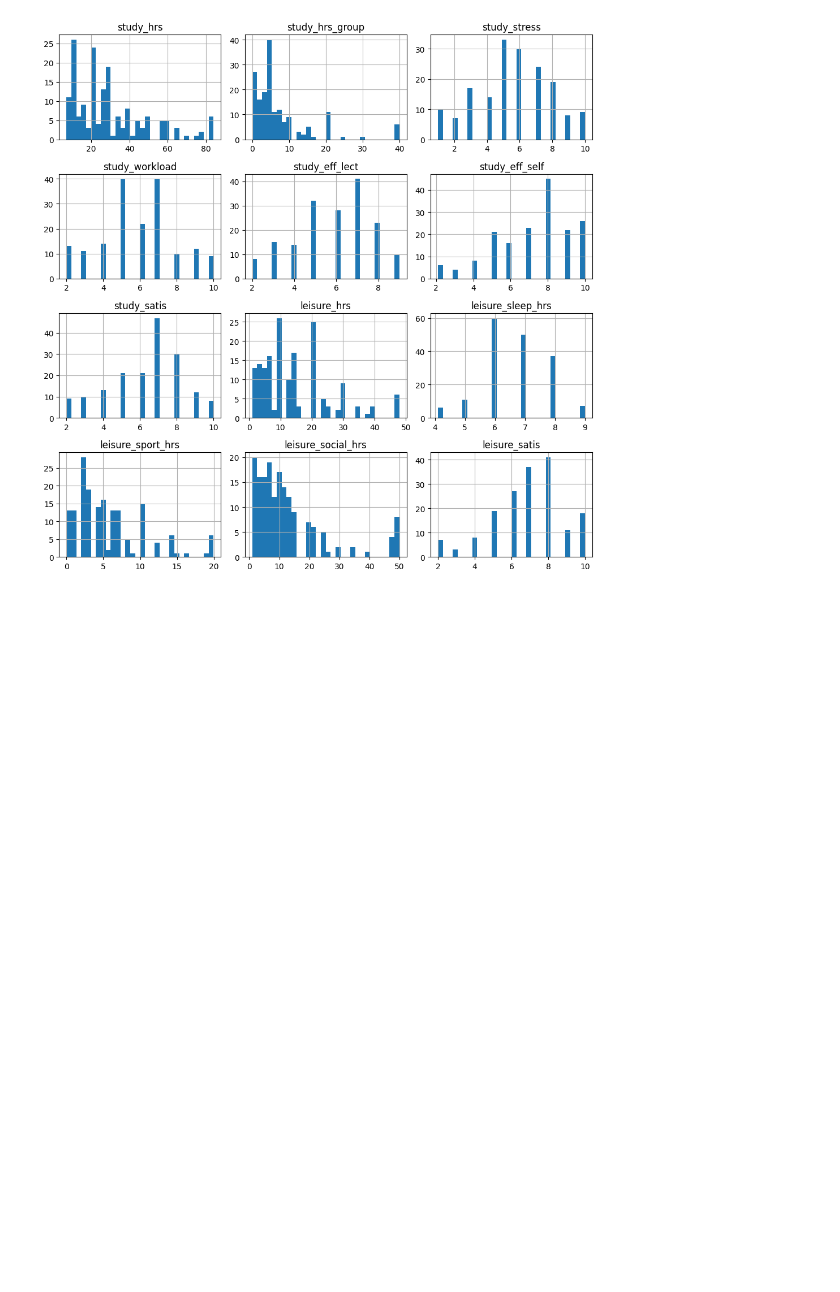
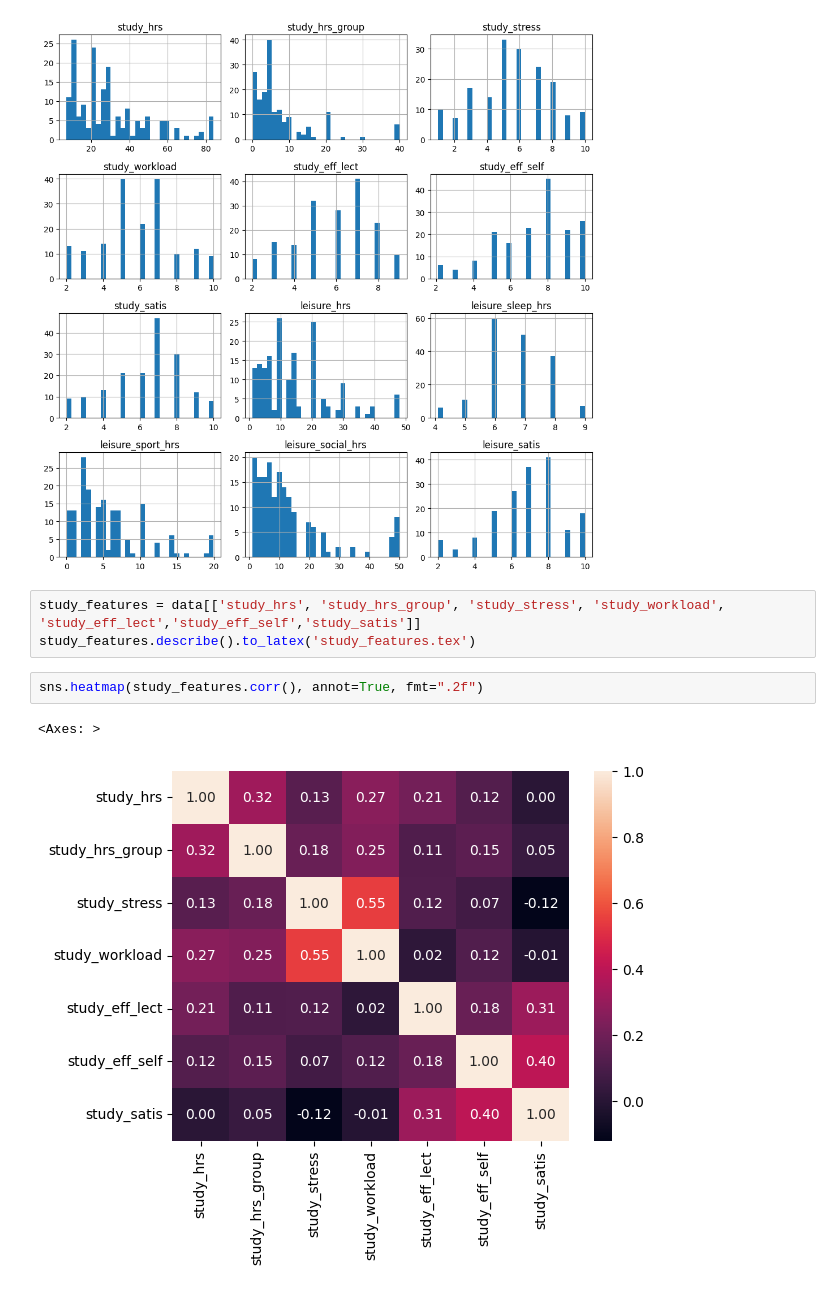
Before and after one commit to AlbusNotThuan/CCA_CE1, a Jupyter notebook: data_preprocessing.ipynb, the cells around one changed output. Drawn from its saved outputs; the diff is of its cells as text; blank space fills up the shorter version.

```diff
--- a/data_preprocessing.ipynb
+++ b/data_preprocessing.ipynb
@@ -53,3 +42,11 @@ plt.tight_layout()
 plt.show()
 # %% [output]
 [figure]
+# %%
+study_features = data[['study_hrs', 'study_hrs_group', 'study_stress', 'study_workload', 'study_eff_lect','study_eff_self','study_satis']]
+study_features.describe().to_latex('study_features.tex')
+# %%
+sns.heatmap(study_features.corr(), annot=True, fmt=".2f")
+# %% [output]
+<Axes: >
+[figure, added]
```
Also changed, not shown: parts of 7 cells of this notebook, 6 other files.
